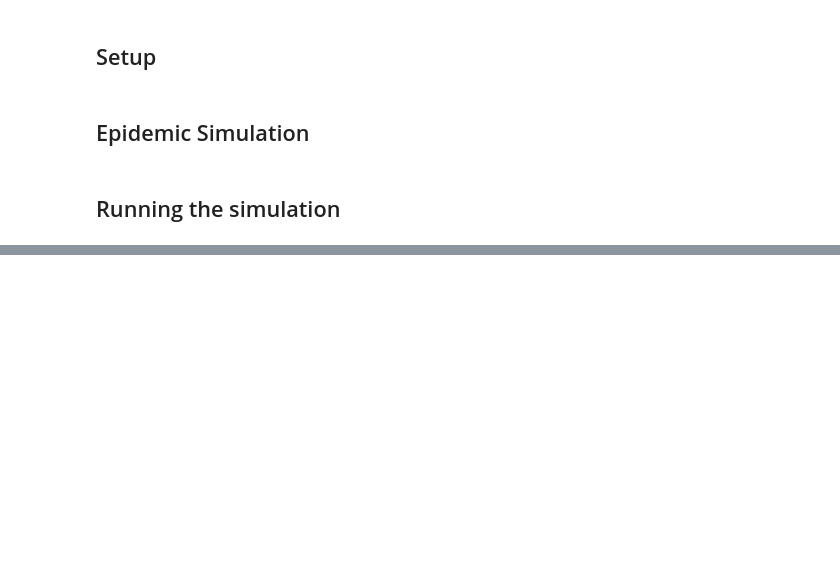
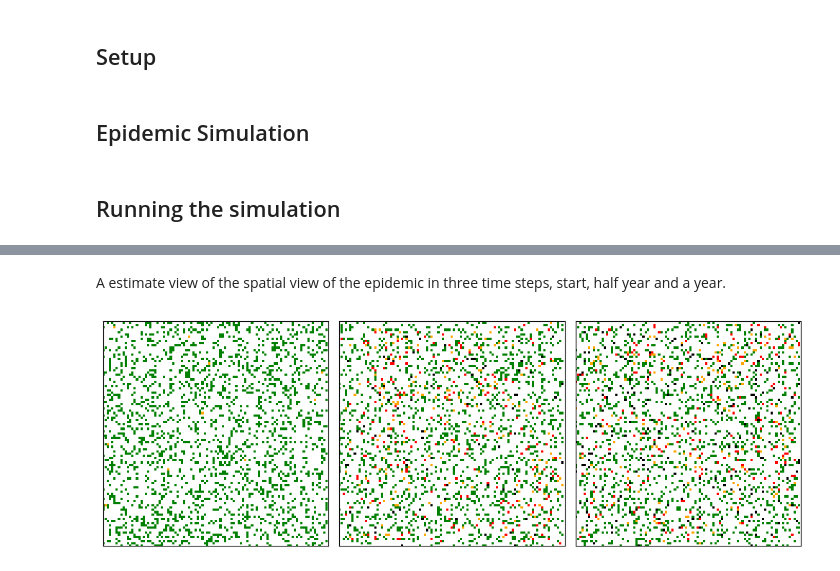
Before and after one commit to thogb/cits4403, a Jupyter notebook: project.ipynb, the cells around one changed output, grey strips where cells are left out. Drawn from its saved outputs; the diff is of its cells as text; code cells hidden in the pictures; blank space fills up the shorter version.

```diff
--- a/project.ipynb
+++ b/project.ipynb
@@ -312,0 +401,7 @@ sim.animate(frames=300)
+# %% [markdown]
+A estimate view of the spatial view of the epidemic in three time steps, start, half year and a year.
+# %%
+sim = EpidemicSim(n=100, infec_prob=0.2, pop=2000, num_infect=10)
+three_frame(sim, [0, 180, 180])
+# %% [output]
+[figure, added]
```
Also changed, not shown: parts of 11 cells of this notebook, 9 other files.
